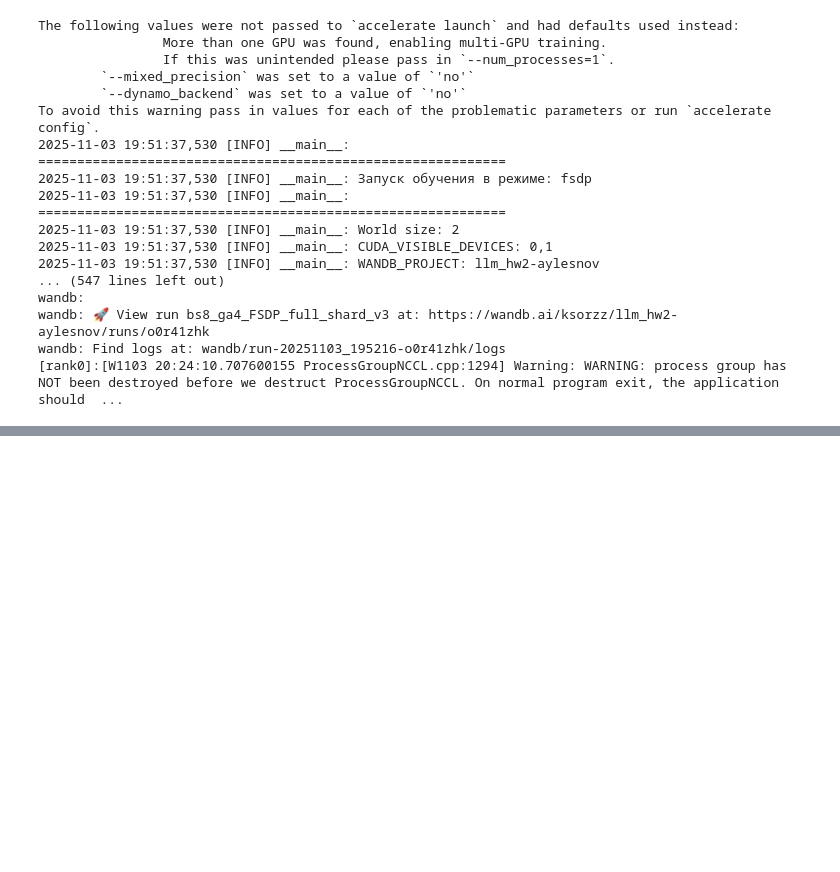
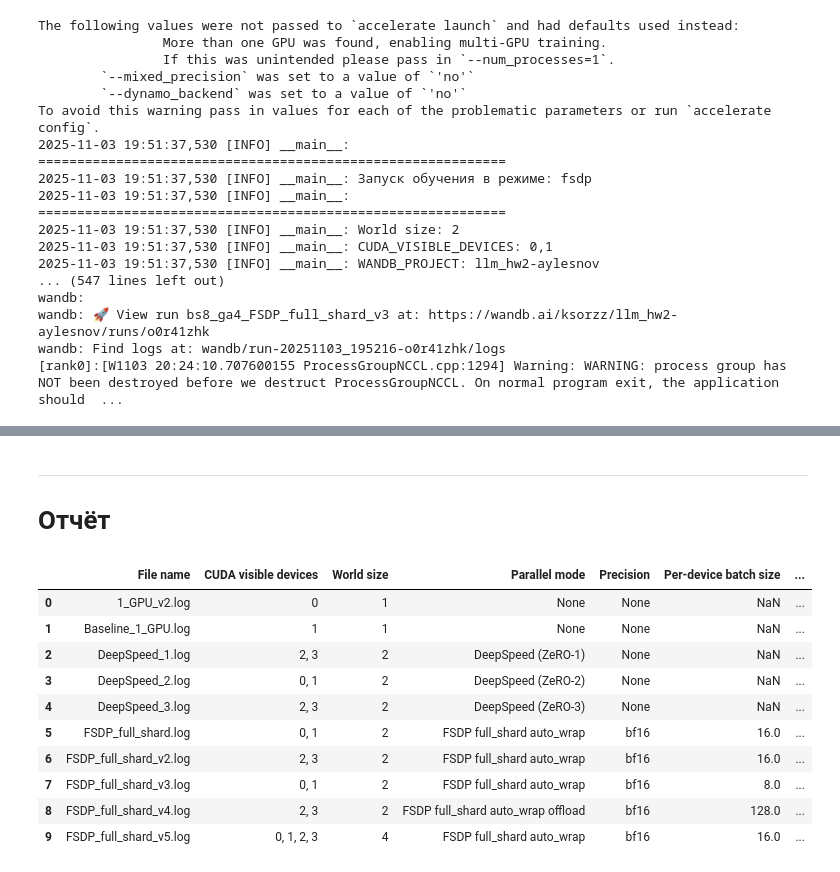
Before and after one commit to Ksorz/LLM_hw1, a Jupyter notebook: hw2_parallel_pretrain/distributed_learning.ipynb, the cells around one changed output, grey strips where cells are left out. Drawn from its saved outputs; the diff is of its cells as text; code cells hidden in the pictures; blank space fills up the shorter version.

```diff
--- a/hw2_parallel_pretrain/distributed_learning.ipynb
+++ b/hw2_parallel_pretrain/distributed_learning.ipynb
@@ -685,0 +522,23 @@ ___
+# %% [markdown]
+___
+# Отчёт
+# %%
+from lib.utils.stash import parse_logs
+import pandas as pd
+
+log_path = "/app/data/logs"
+df = parse_logs(log_path)
+pd.set_option('display.max_columns', None)
+display(df[['File name', 'CUDA visible devices', 'World size', 'Parallel mode', 'Precision', 'Per-device batch size', 'Gradient accumulation', 'Effective batch size', 'Iter/s', 'Samples/s', 'Total samples seen', 'Steps detected', 'Train runtime', 'Eval loss']])
+# %% [output]
+|  | File name | CUDA visible devices | World size | Parallel mode | Precision | Per-device batch size | ... |
+| 0 | 1_GPU_v2.log | 0 | 1 | None | None | NaN | ... |
+| 1 | Baseline_1_GPU.log | 1 | 1 | None | None | NaN | ... |
+| 2 | DeepSpeed_1.log | 2, 3 | 2 | DeepSpeed (ZeRO-1) | None | NaN | ... |
+| 3 | DeepSpeed_2.log | 0, 1 | 2 | DeepSpeed (ZeRO-2) | None | NaN | ... |
+| 4 | DeepSpeed_3.log | 2, 3 | 2 | DeepSpeed (ZeRO-3) | None | NaN | ... |
+| 5 | FSDP_full_shard.log | 0, 1 | 2 | FSDP full_shard auto_wrap | bf16 | 16.0 | ... |
+| 6 | FSDP_full_shard_v2.log | 2, 3 | 2 | FSDP full_shard auto_wrap | bf16 | 16.0 | ... |
+| 7 | FSDP_full_shard_v3.log | 0, 1 | 2 | FSDP full_shard auto_wrap | bf16 | 8.0 | ... |
+| 8 | FSDP_full_shard_v4.log | 2, 3 | 2 | FSDP full_shard auto_wrap offload | bf16 | 128.0 | ... |
+| 9 | FSDP_full_shard_v5.log | 0, 1, 2, 3 | 4 | FSDP full_shard auto_wrap | bf16 | 16.0 | ... |
```
Also changed, not shown: parts of 35 cells of this notebook.
